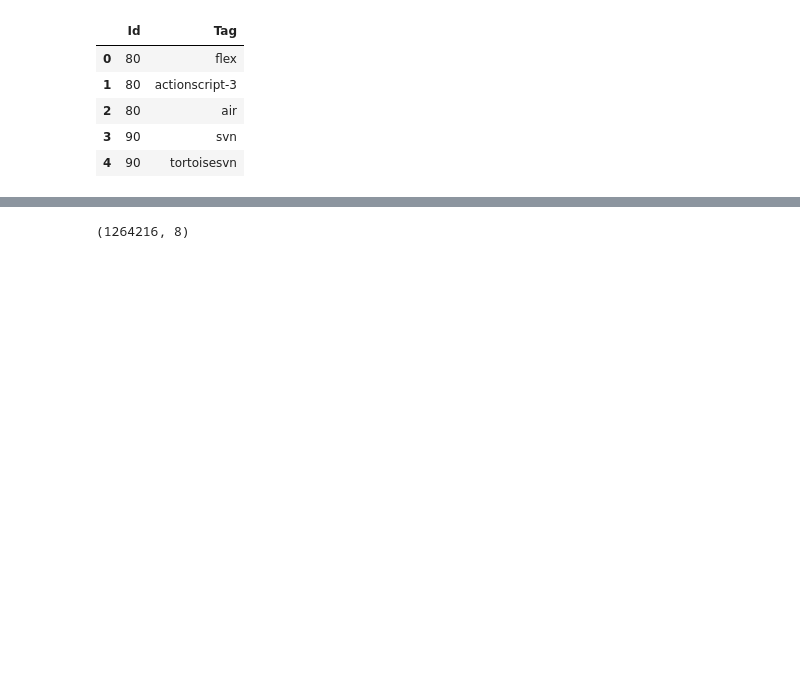
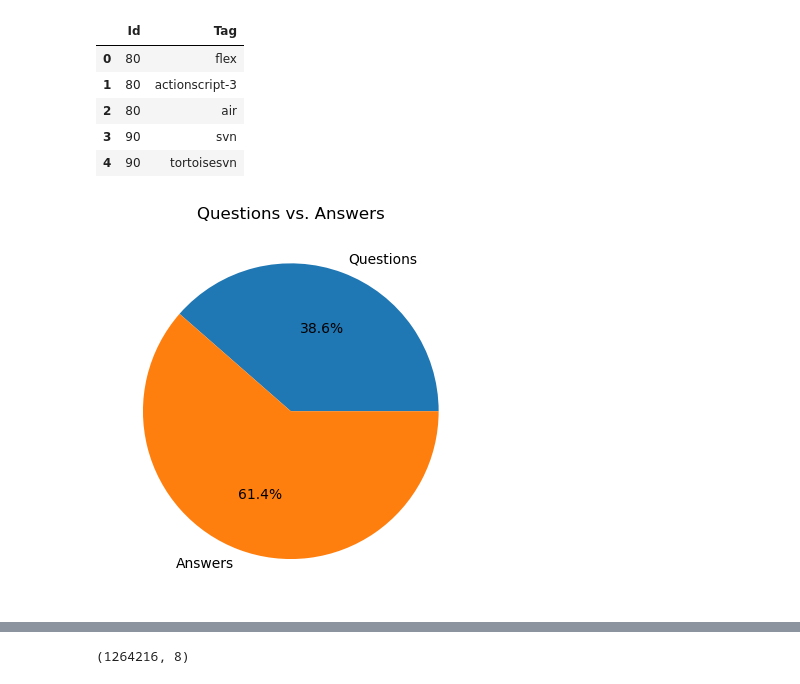
Before and after one commit to ii-varsha-ii/stackoverflow-tags-prediction, a Jupyter notebook: code/StackOverflow-Tags-Prediction-Notebook.ipynb, the cells around one changed output, grey strips where cells are left out. Drawn from its saved outputs; the diff is of its cells as text; code cells hidden in the pictures; blank space fills up the shorter version.

Commit message:
Graphs added

```diff
--- a/code/StackOverflow-Tags-Prediction-Notebook.ipynb
+++ b/code/StackOverflow-Tags-Prediction-Notebook.ipynb
@@ -85,6 +83,27 @@ tags.head()
 | 2 | 80 | air |
 | 3 | 90 | svn |
 | 4 | 90 | tortoisesvn |
+# %%
+# Get the number of questions and answers
+num_questions = questions.shape[0]
+num_answers = answers.shape[0]
+
+# Create a list with the number of questions and answers
+sizes = [num_questions, num_answers]
+
+# Create a list with the labels for the pie chart
+labels = ['Questions', 'Answers']
+
+# Create a pie chart
+plt.pie(sizes, labels=labels, autopct='%1.1f%%')
+
+# Add a title to the pie chart
+plt.title('Questions vs. Answers')
+
+# Display the pie chart
+plt.show()
+# %% [output]
+[figure, added]
 # %%
 questions_and_answers = questions.merge(grouped_answers, left_on=['Id'], right_on = ['ParentId'], how='left')
 # %%
```
Also changed, not shown: parts of 15 cells of this notebook.
